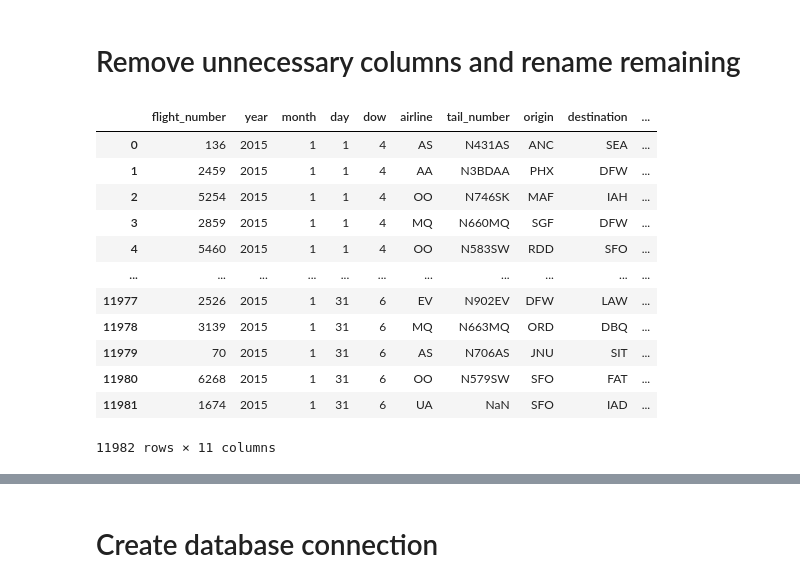
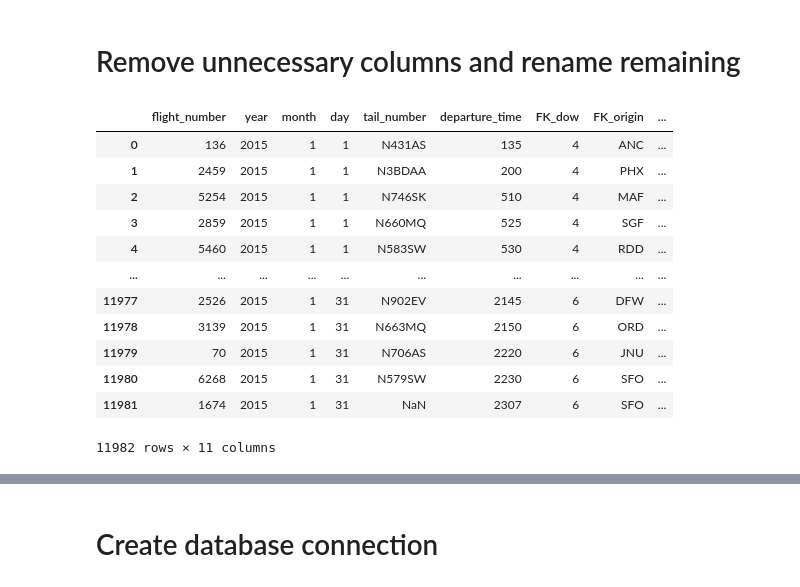
Before and after one commit to JordanSchafer/ETLProject, a Jupyter notebook: ETL_Project.ipynb, the cells around one changed output, grey strips where cells are left out. Drawn from its saved outputs; the diff is of its cells as text; code cells hidden in the pictures.

```diff
--- a/ETL_Project.ipynb
+++ b/ETL_Project.ipynb
@@ -6,9 +6,9 @@ from sqlalchemy import create_engine
 # %% [markdown]
 # Load the data into pandas and select the data I'm interested in
 # %%
-airport_file="airports.csv"
-airline_file="airlines.csv"
-flight_file="flights.csv"
+airport_file="resources/airports.csv"
+airline_file="resources/airlines.csv"
+flight_file="resources/flights.csv"
 # %%
 airport_pd=pd.read_csv(airport_file)
 airport_pd
@@ -137,27 +194,42 @@ jan_diverted
 # %% [markdown]
 # Remove unnecessary columns and rename remaining
 # %%
-new_cancelled = jan_cancelled[['FLIGHT_NUMBER',"YEAR","MONTH","DAY",'DAY_OF_WEEK','AIRLINE',\
-                               'TAIL_NUMBER','ORIGIN_AIRPORT','DESTINATION_AIRPORT',\
-                              'SCHEDULED_DEPARTURE','CANCELLATION_REASON']]
-new_cancelled= new_cancelled.rename(columns={'FLIGHT_NUMBER':'flight_number',"YEAR":'year',"MONTH":'month',\
-                                             "DAY":'day','DAY_OF_WEEK':'dow','AIRLINE':'airline',\
-                                             'TAIL_NUMBER':'tail_number','ORIGIN_AIRPORT':'origin',\
-                                             'DESTINATION_AIRPORT':'destination','SCHEDULED_DEPARTURE':'departure_time',\
-                                             'CANCELLATION_REASON':'reason'})
+new_cancelled = jan_cancelled[['FLIGHT_NUMBER',\
+                               "YEAR",\
+                               "MONTH",\
+                               "DAY",\
+                               'TAIL_NUMBER',\
+                               'SCHEDULED_DEPARTURE',\
+                               'DAY_OF_WEEK',\
+                               'ORIGIN_AIRPORT',\
+                               'DESTINATION_AIRPORT',\
+                               'AIRLINE',\
+                               'CANCELLATION_REASON']]
+
+new_cancelled= new_cancelled.rename(columns={'FLIGHT_NUMBER':'flight_number',\
+                                             "YEAR":'year',\
+                                             "MONTH":'month',\
+                                             "DAY":'day',\
+                                             'TAIL_NUMBER':'tail_number',\
+                                             'SCHEDULED_DEPARTURE':'departure_time',\
+                                             'DAY_OF_WEEK':'FK_dow',\
+                                             'ORIGIN_AIRPORT':'FK_origin',\
+                                             'DESTINATION_AIRPORT':'FK_destination',\
+                                             'AIRLINE':'FK_airline',
+                                             'CANCELLATION_REASON':'FK_cancellation_code'})
 new_cancelled
 # %% [output]
-|  | flight_number | year | month | day | dow | airline | tail_number | origin | destination | ... |
-| 0 | 136 | 2015 | 1 | 1 | 4 | AS | N431AS | ANC | SEA | ... |
-| 1 | 2459 | 2015 | 1 | 1 | 4 | AA | N3BDAA | PHX | DFW | ... |
-| 2 | 5254 | 2015 | 1 | 1 | 4 | OO | N746SK | MAF | IAH | ... |
-| 3 | 2859 | 2015 | 1 | 1 | 4 | MQ | N660MQ | SGF | DFW | ... |
-| 4 | 5460 | 2015 | 1 | 1 | 4 | OO | N583SW | RDD | SFO | ... |
-| ... | ... | ... | ... | ... | ... | ... | ... | ... | ... | ... |
-| 11977 | 2526 | 2015 | 1 | 31 | 6 | EV | N902EV | DFW | LAW | ... |
-| 11978 | 3139 | 2015 | 1 | 31 | 6 | MQ | N663MQ | ORD | DBQ | ... |
-| 11979 | 70 | 2015 | 1 | 31 | 6 | AS | N706AS | JNU | SIT | ... |
-| 11980 | 6268 | 2015 | 1 | 31 | 6 | OO | N579SW | SFO | FAT | ... |
-| 11981 | 1674 | 2015 | 1 | 31 | 6 | UA | NaN | SFO | IAD | ... |
+|  | flight_number | year | month | day | tail_number | departure_time | FK_dow | FK_origin | ... |
+| 0 | 136 | 2015 | 1 | 1 | N431AS | 135 | 4 | ANC | ... |
+| 1 | 2459 | 2015 | 1 | 1 | N3BDAA | 200 | 4 | PHX | ... |
+| 2 | 5254 | 2015 | 1 | 1 | N746SK | 510 | 4 | MAF | ... |
+| 3 | 2859 | 2015 | 1 | 1 | N660MQ | 525 | 4 | SGF | ... |
+| 4 | 5460 | 2015 | 1 | 1 | N583SW | 530 | 4 | RDD | ... |
+| ... | ... | ... | ... | ... | ... | ... | ... | ... | ... |
+| 11977 | 2526 | 2015 | 1 | 31 | N902EV | 2145 | 6 | DFW | ... |
+| 11978 | 3139 | 2015 | 1 | 31 | N663MQ | 2150 | 6 | ORD | ... |
+| 11979 | 70 | 2015 | 1 | 31 | N706AS | 2220 | 6 | JNU | ... |
+| 11980 | 6268 | 2015 | 1 | 31 | N579SW | 2230 | 6 | SFO | ... |
+| 11981 | 1674 | 2015 | 1 | 31 | NaN | 2307 | 6 | SFO | ... |
 11982 rows × 11 columns
 # %%
```
Also changed, not shown: parts of 33 cells of this notebook, 16 other files.
